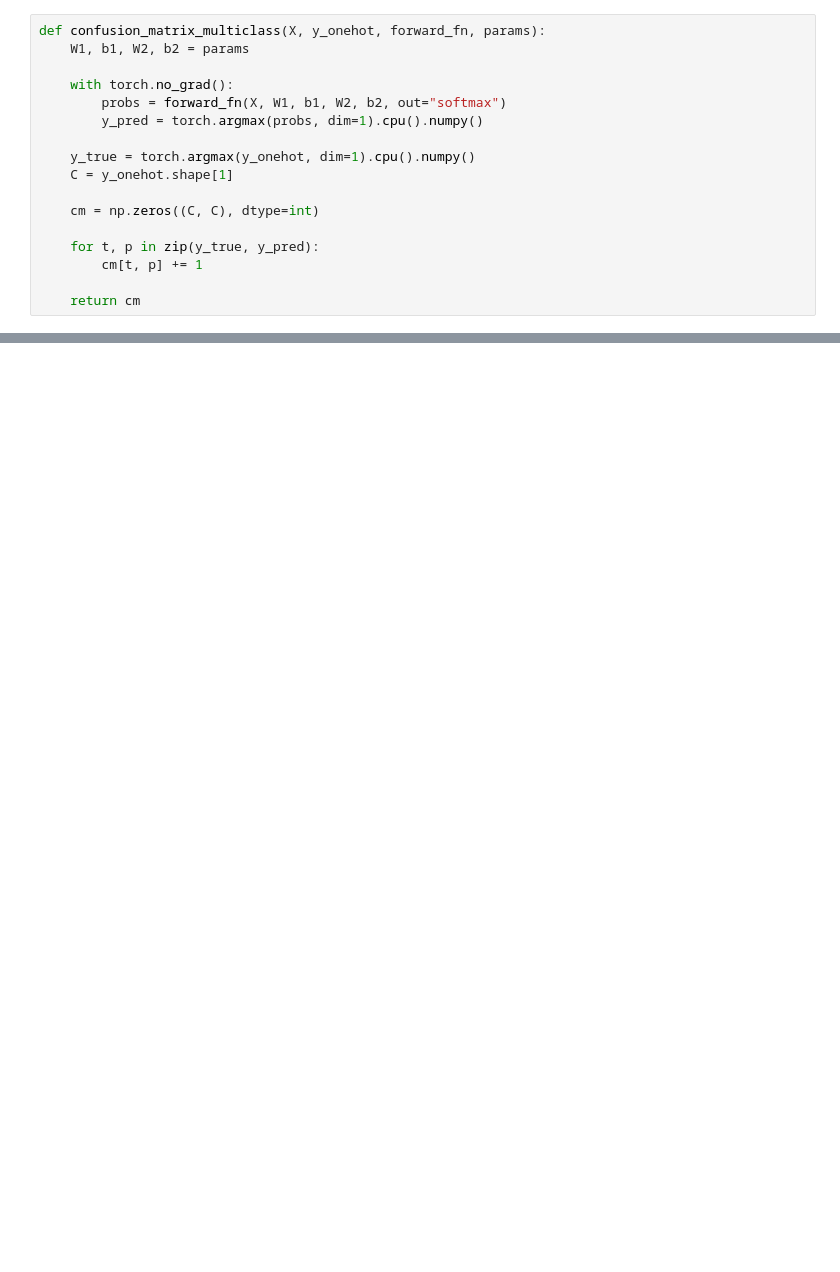
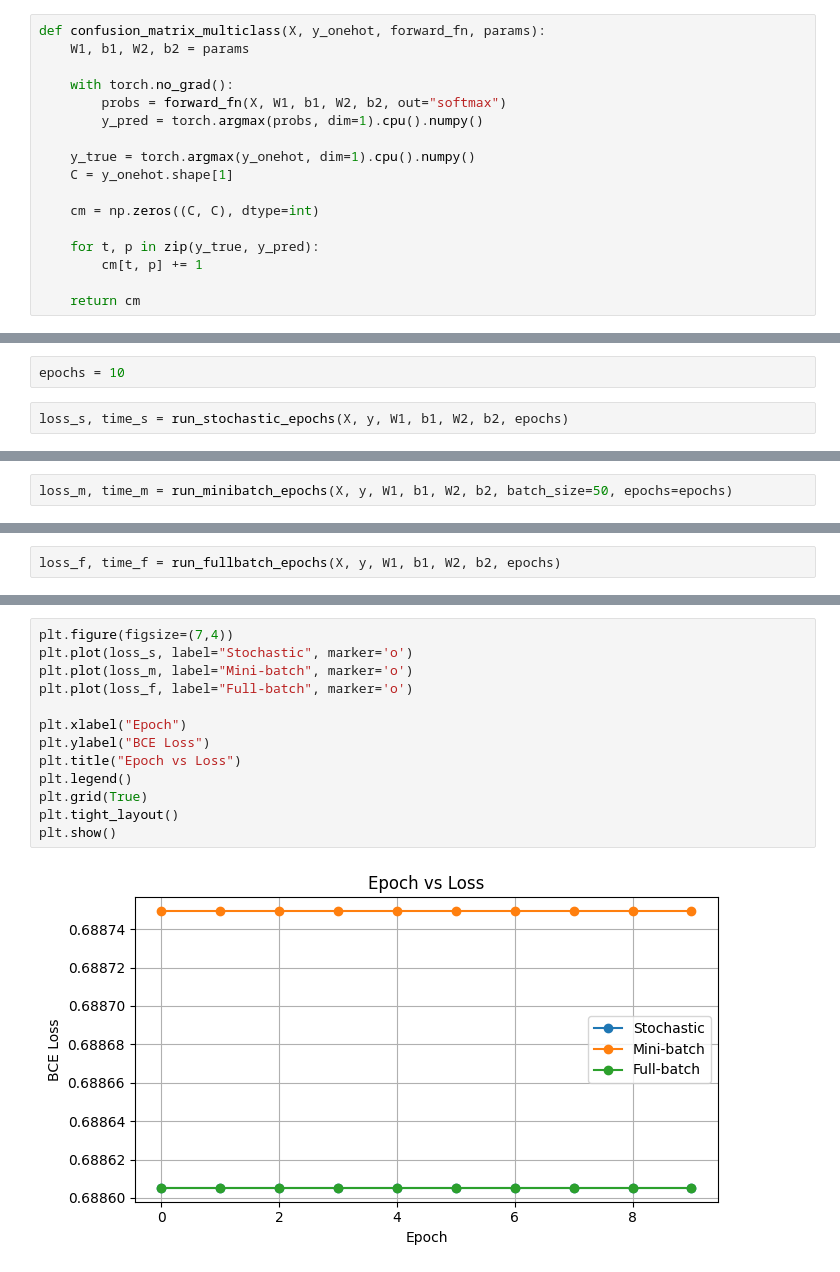
Before and after one commit to sanjaykn8/DL_Lab, a Jupyter notebook: ex2/triple.ipynb, the cells around one changed output, grey strips where cells are left out. Saved outputs shown, nothing was run; the diff lists cells and outputs as text; blank space fills up the shorter version.

```diff
--- a/ex2/triple.ipynb
+++ b/ex2/triple.ipynb
@@ -171,0 +248,4 @@ plt.show()
+# %%
+epochs = 10
+# %%
+loss_s, time_s = run_stochastic_epochs(X, y, W1, b1, W2, b2, epochs)
@@ -171,0 +263,2 @@ plt.show()
+# %%
+loss_m, time_m = run_minibatch_epochs(X, y, W1, b1, W2, b2, batch_size=50, epochs=epochs)
@@ -171,0 +276,2 @@ plt.show()
+# %%
+loss_f, time_f = run_fullbatch_epochs(X, y, W1, b1, W2, b2, epochs)
@@ -171,0 +289,15 @@ plt.show()
+# %%
+plt.figure(figsize=(7,4))
+plt.plot(loss_s, label="Stochastic", marker='o')
+plt.plot(loss_m, label="Mini-batch", marker='o')
+plt.plot(loss_f, label="Full-batch", marker='o')
+
+plt.xlabel("Epoch")
+plt.ylabel("BCE Loss")
+plt.title("Epoch vs Loss")
+plt.legend()
+plt.grid(True)
+plt.tight_layout()
+plt.show()
+# %% [output]
+[figure, added]
```
Also changed, not shown: parts of 14 cells of this notebook, 2 other files.
